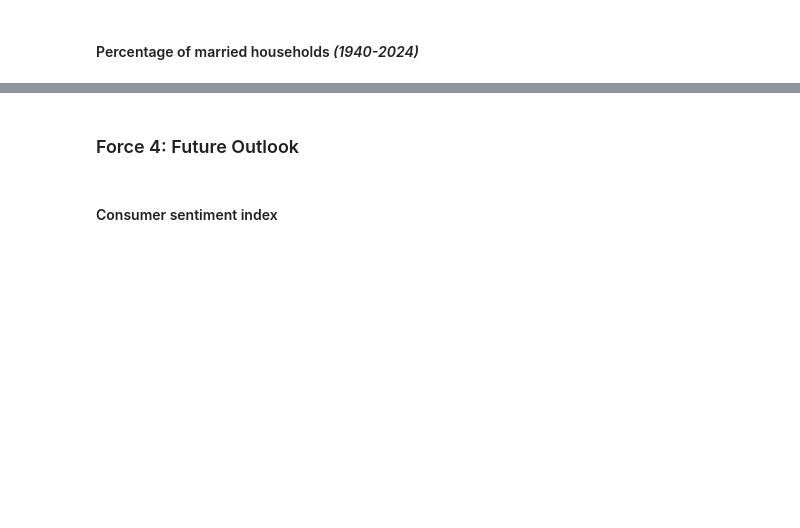
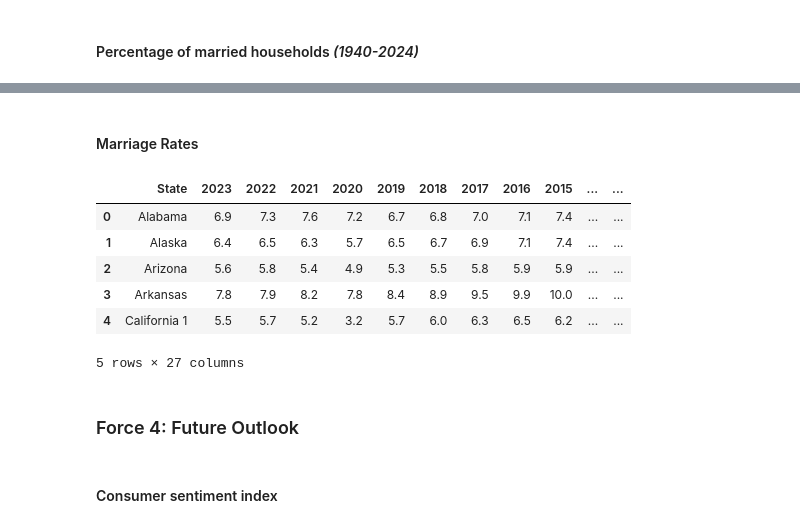
Before and after one commit to hmosso01/Masters_Project_DSC_550, a Jupyter notebook: capstone.ipynb, the cells around one changed output, grey strips where cells are left out. Drawn from its saved outputs; the diff is of its cells as text; code cells hidden in the pictures; blank space fills up the shorter version.

```diff
--- a/capstone.ipynb
+++ b/capstone.ipynb
@@ -81,3 +346,16 @@
+# %% [markdown]
+#### Marriage Rates
+# %%
+marriage_rate = pd.read_csv('data/Force 3 - Family Formation Friction/marriage_rate_1990_2023.csv')
+marriage_rate.head()
+# %% [output]
+|  | State | 2023 | 2022 | 2021 | 2020 | 2019 | 2018 | 2017 | 2016 | 2015 | ... | ... |
+| 0 | Alabama | 6.9 | 7.3 | 7.6 | 7.2 | 6.7 | 6.8 | 7.0 | 7.1 | 7.4 | ... | ... |
+| 1 | Alaska | 6.4 | 6.5 | 6.3 | 5.7 | 6.5 | 6.7 | 6.9 | 7.1 | 7.4 | ... | ... |
+| 2 | Arizona | 5.6 | 5.8 | 5.4 | 4.9 | 5.3 | 5.5 | 5.8 | 5.9 | 5.9 | ... | ... |
+| 3 | Arkansas | 7.8 | 7.9 | 8.2 | 7.8 | 8.4 | 8.9 | 9.5 | 9.9 | 10.0 | ... | ... |
+| 4 | California 1 | 5.5 | 5.7 | 5.2 | 3.2 | 5.7 | 6.0 | 6.3 | 6.5 | 6.2 | ... | ... |
+5 rows × 27 columns
 # %% [markdown]
 ### Force 4: Future Outlook
 # %% [markdown]
```
Also changed, not shown: parts of 89 cells of this notebook, 1 other file.
